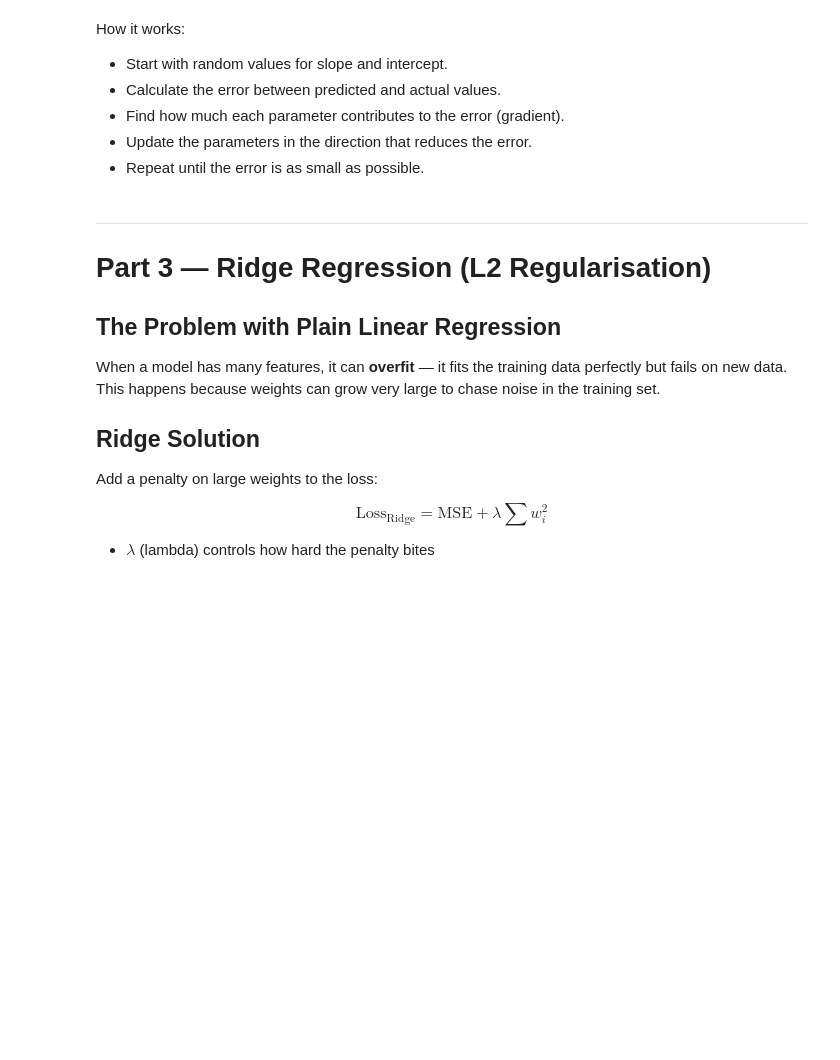
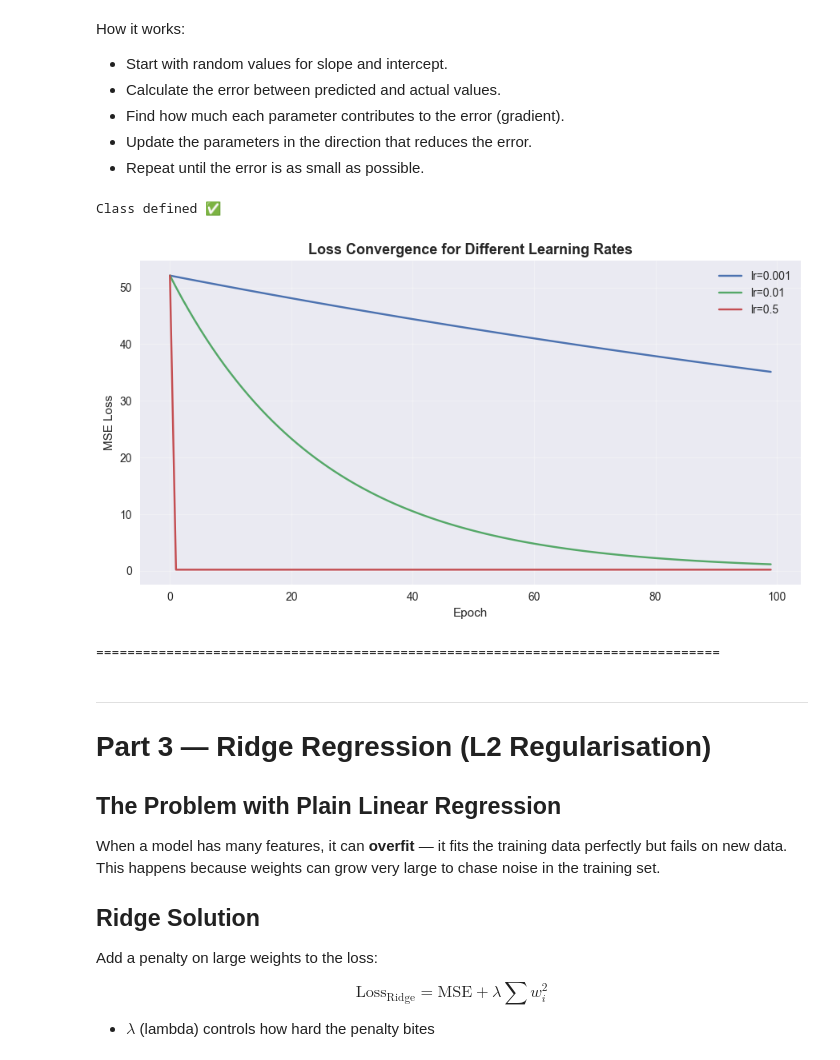
Before and after one commit to shashwatsrma/ML-training, a Jupyter notebook: day_6_Linear_&_Logistic_Regression.ipynb, the cells around one changed output. Cells and saved outputs as stored; diff of their text form; code cells hidden in the pictures; blank space fills up the shorter version.

```diff
--- a/day_6_Linear_&_Logistic_Regression.ipynb
+++ b/day_6_Linear_&_Logistic_Regression.ipynb
@@ -271,14 +280,20 @@ class GradientDescentRegressor:
         self.weights = np.zeros(X_b.shape[1])
 
         for epoch in range(self.n_epochs):
-            # YOUR CODE HERE
-            pass
+            y_hat = X_b @ self.weights
+            error = y - y_hat
+            loss=np.mean(error**2)
+            gradient = (-2/n_samples) * X_b.T @ error
+            self.weights -= self.lr * gradient
+            self.loss_history.append(loss)
 
         return self
 
     def predict(self, X: np.ndarray) -> np.ndarray:
         X_b = np.c_[np.ones(X.shape[0]), X]
         # YOUR CODE HERE
-        pass
+        return X_b * self.weights
 
 print('Class defined ✅')
+# %% [output]
+Class defined ✅
@@ -289,34 +306,44 @@ print('Class defined ✅')
 #   lr = 0.001  (too slow)
 #   lr = 0.01   (just right)
 #   lr = 0.5    (too large — may diverge)
 # Plot all three loss curves on the same axes
 # Label each line with its learning rate
 
 np.random.seed(42)
 X_syn = np.random.randn(100, 1)
 y_syn = 3 * X_syn.squeeze() + 7 + np.random.randn(100) * 0.5
 
 # Normalise for gradient descent stability
 scaler = StandardScaler()
 X_syn_scaled = scaler.fit_transform(X_syn)
 
 learning_rates = [0.001, 0.01, 0.5]
 
 fig, ax = plt.subplots(figsize=(9, 5))
 
 # YOUR CODE HERE
-
+for learning_rate in learning_rates:
+    model = GradientDescentRegressor(learning_rate=learning_rate, n_epochs=100)
+    model.fit(X_syn_scaled, y_syn)
+    history=np.clip(model.loss_history,0, 200)  # Clip loss for better visualization
+    ax.plot(model.loss_history, label=f'lr={learning_rate}')
 
 ax.set_title('Loss Convergence for Different Learning Rates', fontsize=13, fontweight='bold')
 ax.set_xlabel('Epoch')
 ax.set_ylabel('MSE Loss')
 ax.legend()
 ax.grid(alpha=0.3)
 plt.tight_layout()
 plt.show()
 
 # 📝 What happens to the loss curve when lr=0.5? Why?
 # ...
+# %% [output]
+[figure, added]
+# %%
+print("="*80)
+# %% [output]
+================================================================================
 # %% [markdown]
 ---
 # Part 3 — Ridge Regression (L2 Regularisation)
```
Also changed, not shown: parts of 17 cells of this notebook.
